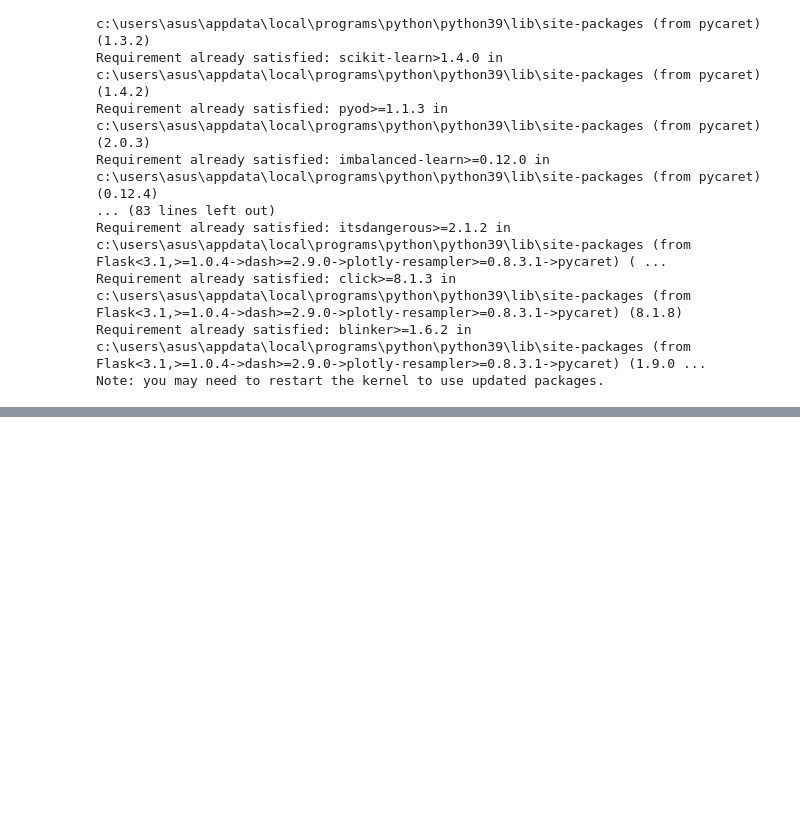
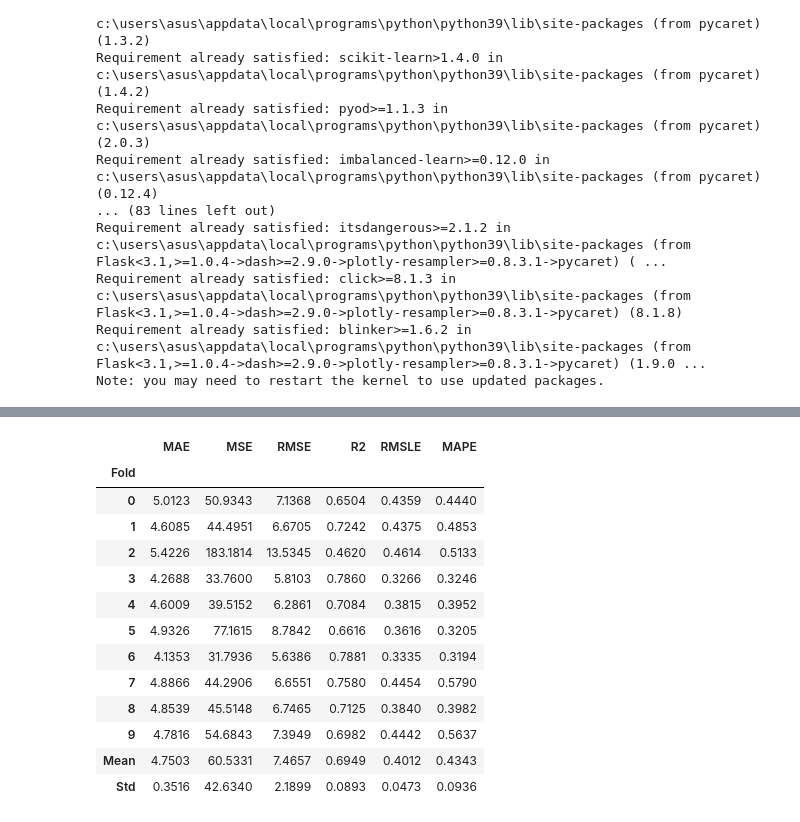
Before and after one commit to jiwlnwza007/termpro-predictPM25, a Jupyter notebook: train_pm25.ipynb, the cells around one changed output, grey strips where cells are left out. Saved outputs shown, nothing was run; the diff lists cells and outputs as text; code cells hidden in the pictures; blank space fills up the shorter version.

```diff
--- a/train_pm25.ipynb
+++ b/train_pm25.ipynb
@@ -93,4 +88,4 @@ best = compare_models()
 # %%
-best_model = create_model('et')
+best_model = create_model('lightgbm')
 # %% [output]
 [interactive output not drawn]
@@ -99,3 +92,17 @@ best_model = create_model('et')
+|  | MAE | MSE | RMSE | R2 | RMSLE | MAPE |
+| Fold |  |  |  |  |  |  |
+| 0 | 5.0123 | 50.9343 | 7.1368 | 0.6504 | 0.4359 | 0.4440 |
+| 1 | 4.6085 | 44.4951 | 6.6705 | 0.7242 | 0.4375 | 0.4853 |
+| 2 | 5.4226 | 183.1814 | 13.5345 | 0.4620 | 0.4614 | 0.5133 |
+| 3 | 4.2688 | 33.7600 | 5.8103 | 0.7860 | 0.3266 | 0.3246 |
+| 4 | 4.6009 | 39.5152 | 6.2861 | 0.7084 | 0.3815 | 0.3952 |
+| 5 | 4.9326 | 77.1615 | 8.7842 | 0.6616 | 0.3616 | 0.3205 |
+| 6 | 4.1353 | 31.7936 | 5.6386 | 0.7881 | 0.3335 | 0.3194 |
+| 7 | 4.8866 | 44.2906 | 6.6551 | 0.7580 | 0.4454 | 0.5790 |
+| 8 | 4.8539 | 45.5148 | 6.7465 | 0.7125 | 0.3840 | 0.3982 |
+| 9 | 4.7816 | 54.6843 | 7.3949 | 0.6982 | 0.4442 | 0.5637 |
+| Mean | 4.7503 | 60.5331 | 7.4657 | 0.6949 | 0.4012 | 0.4343 |
+| Std | 0.3516 | 42.6340 | 2.1899 | 0.0893 | 0.0473 | 0.0936 |
 # %%
 best_model_tune = tune_model(best_model)
 # %% [output]
```
Also changed, not shown: parts of 9 cells of this notebook.
